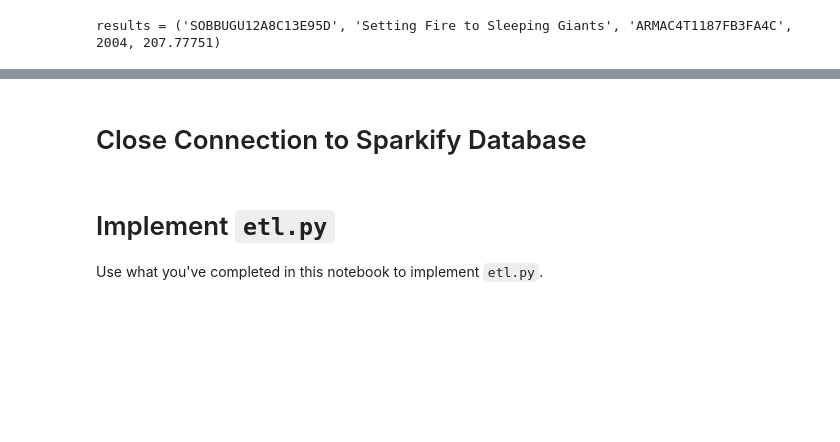
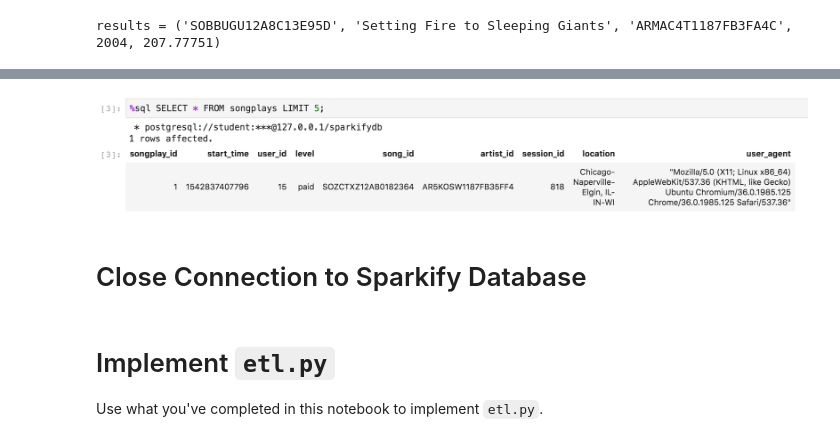
Before and after one commit to tommytracey/udacity_data_engineering, a Jupyter notebook: p1_data_modeling_postgres/etl.ipynb, the cells around one changed output, grey strips where cells are left out. Saved outputs shown, nothing was run; the diff lists cells and outputs as text; code cells hidden in the pictures; blank space fills up the shorter version.

```diff
--- a/p1_data_modeling_postgres/etl.ipynb
+++ b/p1_data_modeling_postgres/etl.ipynb
@@ -521,3 +700,9 @@ results = ('SOBBUGU12A8C13E95D', 'Setting Fire to Sleeping Giants', 'ARMAC4T1187
+# %%
+# verify insertion via test.ipynb and display results
+
+Image(filename='images/etl_songplays_insert_confirmation.png', width=950)
+# %% [output]
+[figure, added]
 # %% [markdown]
 # Close Connection to Sparkify Database
 # %%
```
Also changed, not shown: parts of 11 cells of this notebook, 2 other files.
